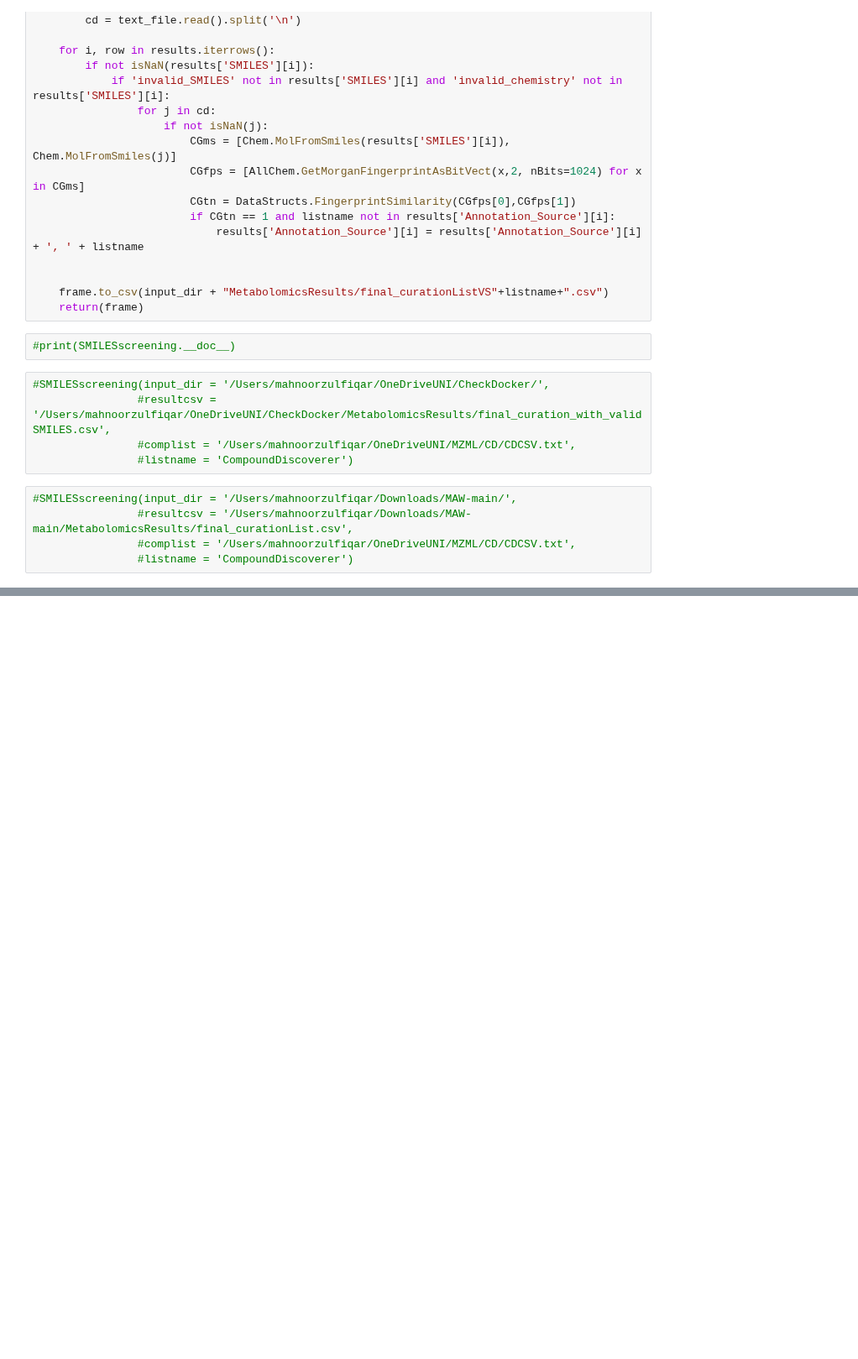
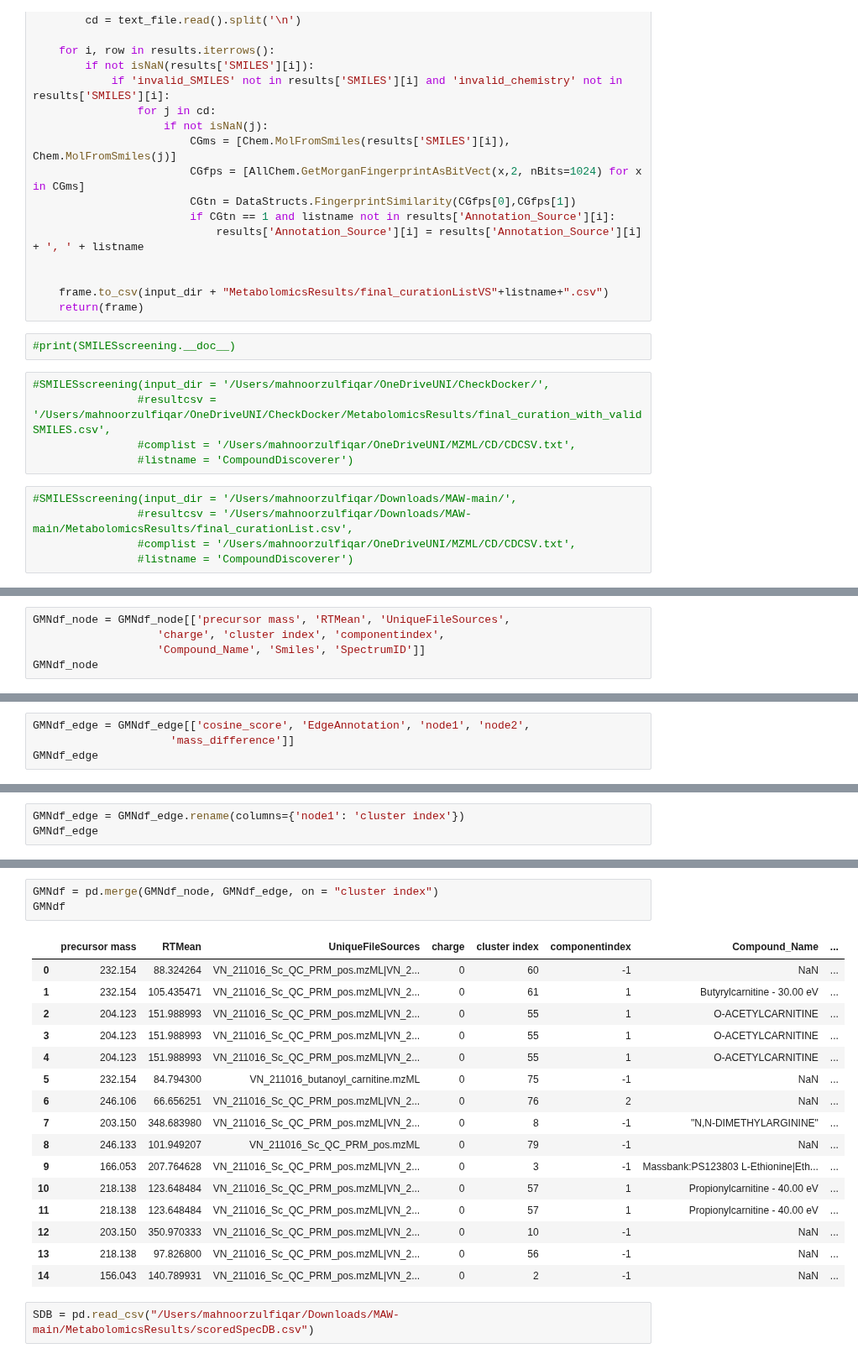
Before and after one commit to zmahnoor14/MAW, a Jupyter notebook: Workflow_Python_Functions.ipynb, the cells around one changed output, grey strips where cells are left out. Shown at 84% size. Drawn from its saved outputs; the diff is of its cells as text; blank space fills up the shorter version.

```diff
--- a/Workflow_Python_Functions.ipynb
+++ b/Workflow_Python_Functions.ipynb
@@ -2670,0 +2707,5 @@ def SMILESscreening(input_dir, resultcsv, complist, listname):
+# %%
+GMNdf_node = GMNdf_node[['precursor mass', 'RTMean', 'UniqueFileSources',
+                   'charge', 'cluster index', 'componentindex',
+                   'Compound_Name', 'Smiles', 'SpectrumID']]
+GMNdf_node
@@ -2670,0 +2736,4 @@ def SMILESscreening(input_dir, resultcsv, complist, listname):
+# %%
+GMNdf_edge = GMNdf_edge[['cosine_score', 'EdgeAnnotation', 'node1', 'node2',
+                     'mass_difference']]
+GMNdf_edge
@@ -2670,0 +2757,3 @@ def SMILESscreening(input_dir, resultcsv, complist, listname):
+# %%
+GMNdf_edge = GMNdf_edge.rename(columns={'node1': 'cluster index'})
+GMNdf_edge
@@ -2670,0 +2777,22 @@ def SMILESscreening(input_dir, resultcsv, complist, listname):
+# %%
+GMNdf = pd.merge(GMNdf_node, GMNdf_edge, on = "cluster index")
+GMNdf
+# %% [output]
+|  | precursor mass | RTMean | UniqueFileSources | charge | cluster index | componentindex | Compound_Name | ... |
+| 0 | 232.154 | 88.324264 | VN_211016_Sc_QC_PRM_pos.mzML|VN_2... | 0 | 60 | -1 | NaN | ... |
+| 1 | 232.154 | 105.435471 | VN_211016_Sc_QC_PRM_pos.mzML|VN_2... | 0 | 61 | 1 | Butyrylcarnitine - 30.00 eV | ... |
+| 2 | 204.123 | 151.988993 | VN_211016_Sc_QC_PRM_pos.mzML|VN_2... | 0 | 55 | 1 | O-ACETYLCARNITINE | ... |
+| 3 | 204.123 | 151.988993 | VN_211016_Sc_QC_PRM_pos.mzML|VN_2... | 0 | 55 | 1 | O-ACETYLCARNITINE | ... |
+| 4 | 204.123 | 151.988993 | VN_211016_Sc_QC_PRM_pos.mzML|VN_2... | 0 | 55 | 1 | O-ACETYLCARNITINE | ... |
+| 5 | 232.154 | 84.794300 | VN_211016_butanoyl_carnitine.mzML | 0 | 75 | -1 | NaN | ... |
+| 6 | 246.106 | 66.656251 | VN_211016_Sc_QC_PRM_pos.mzML|VN_2... | 0 | 76 | 2 | NaN | ... |
+| 7 | 203.150 | 348.683980 | VN_211016_Sc_QC_PRM_pos.mzML|VN_2... | 0 | 8 | -1 | "N,N-DIMETHYLARGININE" | ... |
+| 8 | 246.133 | 101.949207 | VN_211016_Sc_QC_PRM_pos.mzML | 0 | 79 | -1 | NaN | ... |
+| 9 | 166.053 | 207.764628 | VN_211016_Sc_QC_PRM_pos.mzML|VN_2... | 0 | 3 | -1 | Massbank:PS123803 L-Ethionine|Eth... | ... |
+| 10 | 218.138 | 123.648484 | VN_211016_Sc_QC_PRM_pos.mzML|VN_2... | 0 | 57 | 1 | Propionylcarnitine - 40.00 eV | ... |
+| 11 | 218.138 | 123.648484 | VN_211016_Sc_QC_PRM_pos.mzML|VN_2... | 0 | 57 | 1 | Propionylcarnitine - 40.00 eV | ... |
+| 12 | 203.150 | 350.970333 | VN_211016_Sc_QC_PRM_pos.mzML|VN_2... | 0 | 10 | -1 | NaN | ... |
+| 13 | 218.138 | 97.826800 | VN_211016_Sc_QC_PRM_pos.mzML|VN_2... | 0 | 56 | -1 | NaN | ... |
+| 14 | 156.043 | 140.789931 | VN_211016_Sc_QC_PRM_pos.mzML|VN_2... | 0 | 2 | -1 | NaN | ... |
+# %%
+SDB = pd.read_csv("/Users/mahnoorzulfiqar/Downloads/MAW-main/MetabolomicsResults/scoredSpecDB.csv")
```
Also changed, not shown: parts of 17 cells of this notebook, 4 other files.
